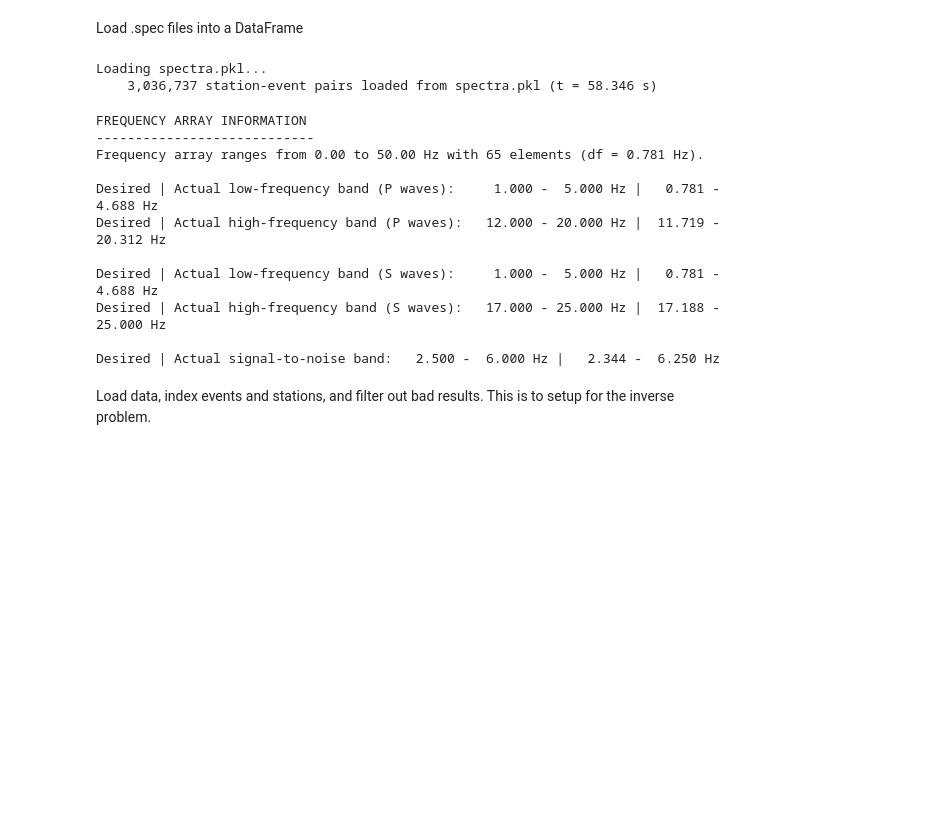
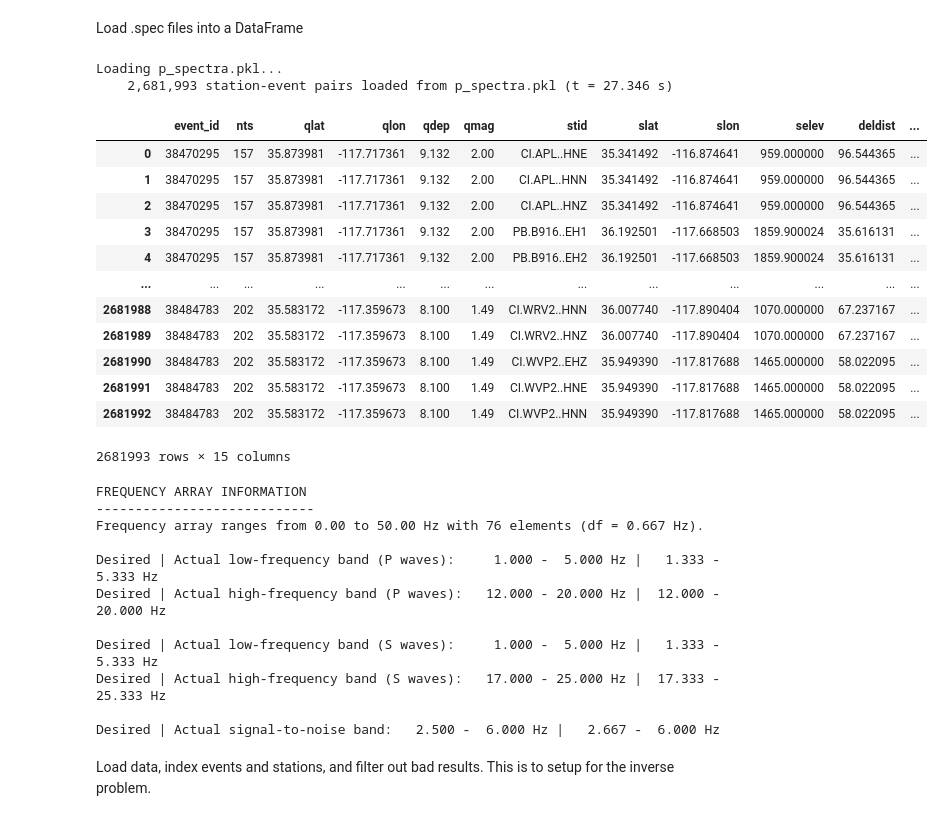
Before and after one commit to ivandevert/py-nfi, a Jupyter notebook: testing/beta_analysis_ps.ipynb, the cells around one changed output. Saved outputs shown, nothing was run; the diff lists cells and outputs as text; code cells hidden in the pictures; blank space fills up the shorter version.

```diff
--- a/testing/beta_analysis_ps.ipynb
+++ b/testing/beta_analysis_ps.ipynb
@@ -333,12 +333,12 @@ data_dir_files = os.listdir(spectra_dir)
 if 'df_all' in locals():
     print("df_all already in memory")
 else:
-    if "spectra.pkl" in data_dir_files:
+    if "p_spectra.pkl" in data_dir_files:
         # load pre-computed df_all DataFrame if possible
-        print(f"Loading spectra.pkl...")
+        print(f"Loading p_spectra.pkl...")
         t0 = time.time()
-        df_all = pd.read_pickle(spectra_dir+"spectra.pkl")
-        print(f"    {len(df_all):,.0f} station-event pairs loaded from spectra.pkl (t = {time.time()-t0:.3f} s)")
+        df_all = pd.read_pickle(spectra_dir+"p_spectra.pkl")
+        print(f"    {len(df_all):,.0f} station-event pairs loaded from p_spectra.pkl (t = {time.time()-t0:.3f} s)")
 
     else:
         spec_files = [el for el in os.listdir(p_spec_dir) if el.endswith('.spec')]
@@ -422,12 +422,28 @@ else:
     # This fixes a bug where df doesn't groupby correctly when delsig is np.nan
     df_all.loc[np.isnan(df_all['delsig']), 'delsig'] = 0
 # %% [output]
-Loading spectra.pkl...
-    3,036,737 station-event pairs loaded from spectra.pkl (t = 58.346 s)
+Loading p_spectra.pkl...
+    2,681,993 station-event pairs loaded from p_spectra.pkl (t = 27.346 s)
+# %%
+df_all
+# %% [output]
+|  | event_id | nts | qlat | qlon | qdep | qmag | stid | slat | slon | selev | deldist | ... |
+| 0 | 38470295 | 157 | 35.873981 | -117.717361 | 9.132 | 2.00 | CI.APL..HNE | 35.341492 | -116.874641 | 959.000000 | 96.544365 | ... |
+| 1 | 38470295 | 157 | 35.873981 | -117.717361 | 9.132 | 2.00 | CI.APL..HNN | 35.341492 | -116.874641 | 959.000000 | 96.544365 | ... |
+| 2 | 38470295 | 157 | 35.873981 | -117.717361 | 9.132 | 2.00 | CI.APL..HNZ | 35.341492 | -116.874641 | 959.000000 | 96.544365 | ... |
+| 3 | 38470295 | 157 | 35.873981 | -117.717361 | 9.132 | 2.00 | PB.B916..EH1 | 36.192501 | -117.668503 | 1859.900024 | 35.616131 | ... |
+| 4 | 38470295 | 157 | 35.873981 | -117.717361 | 9.132 | 2.00 | PB.B916..EH2 | 36.192501 | -117.668503 | 1859.900024 | 35.616131 | ... |
+| ... | ... | ... | ... | ... | ... | ... | ... | ... | ... | ... | ... | ... |
+| 2681988 | 38484783 | 202 | 35.583172 | -117.359673 | 8.100 | 1.49 | CI.WRV2..HNN | 36.007740 | -117.890404 | 1070.000000 | 67.237167 | ... |
+| 2681989 | 38484783 | 202 | 35.583172 | -117.359673 | 8.100 | 1.49 | CI.WRV2..HNZ | 36.007740 | -117.890404 | 1070.000000 | 67.237167 | ... |
+| 2681990 | 38484783 | 202 | 35.583172 | -117.359673 | 8.100 | 1.49 | CI.WVP2..EHZ | 35.949390 | -117.817688 | 1465.000000 | 58.022095 | ... |
+| 2681991 | 38484783 | 202 | 35.583172 | -117.359673 | 8.100 | 1.49 | CI.WVP2..HNE | 35.949390 | -117.817688 | 1465.000000 | 58.022095 | ... |
+| 2681992 | 38484783 | 202 | 35.583172 | -117.359673 | 8.100 | 1.49 | CI.WVP2..HNN | 35.949390 | -117.817688 | 1465.000000 | 58.022095 | ... |
+2681993 rows × 15 columns
 # %%
 # Print out frequency information
 
-nf = len(df_all.loc[0, 'p1'])
+nf = len(df_all.loc[0, 's1'])
 
 f = np.linspace(0, f_nyquist, nf)
 dfreq = f[1] - f[0]
@@ -467,15 +483,15 @@ print(f"Desired | Actual signal-to-noise band: {stn_f_range[0]:7.3f} -{stn_f_ran
 # %% [output]
 FREQUENCY ARRAY INFORMATION
 ----------------------------
-Frequency array ranges from 0.00 to 50.00 Hz with 65 elements (df = 0.781 Hz).
+Frequency array ranges from 0.00 to 50.00 Hz with 76 elements (df = 0.667 Hz).
 
-Desired | Actual low-frequency band (P waves):     1.000 -  5.000 Hz |   0.781 -  4.688 Hz
-Desired | Actual high-frequency band (P waves):   12.000 - 20.000 Hz |  11.719 - 20.312 Hz
+Desired | Actual low-frequency band (P waves):     1.000 -  5.000 Hz |   1.333 -  5.333 Hz
+Desired | Actual high-frequency band (P waves):   12.000 - 20.000 Hz |  12.000 - 20.000 Hz
 
-Desired | Actual low-frequency band (S waves):     1.000 -  5.000 Hz |   0.781 -  4.688 Hz
-Desired | Actual high-frequency band (S waves):   17.000 - 25.000 Hz |  17.188 - 25.000 Hz
+Desired | Actual low-frequency band (S waves):     1.000 -  5.000 Hz |   1.333 -  5.333 Hz
+Desired | Actual high-frequency band (S waves):   17.000 - 25.000 Hz |  17.333 - 25.333 Hz
 
-Desired | Actual signal-to-noise band:   2.500 -  6.000 Hz |   2.344 -  6.250 Hz
+Desired | Actual signal-to-noise band:   2.500 -  6.000 Hz |   2.667 -  6.000 Hz
 # %% [markdown]
 Load data, index events and stations, and filter out bad results. This is to setup for the inverse problem.
 # %%
```
Also changed, not shown: parts of 19 cells of this notebook, 38 other files.
